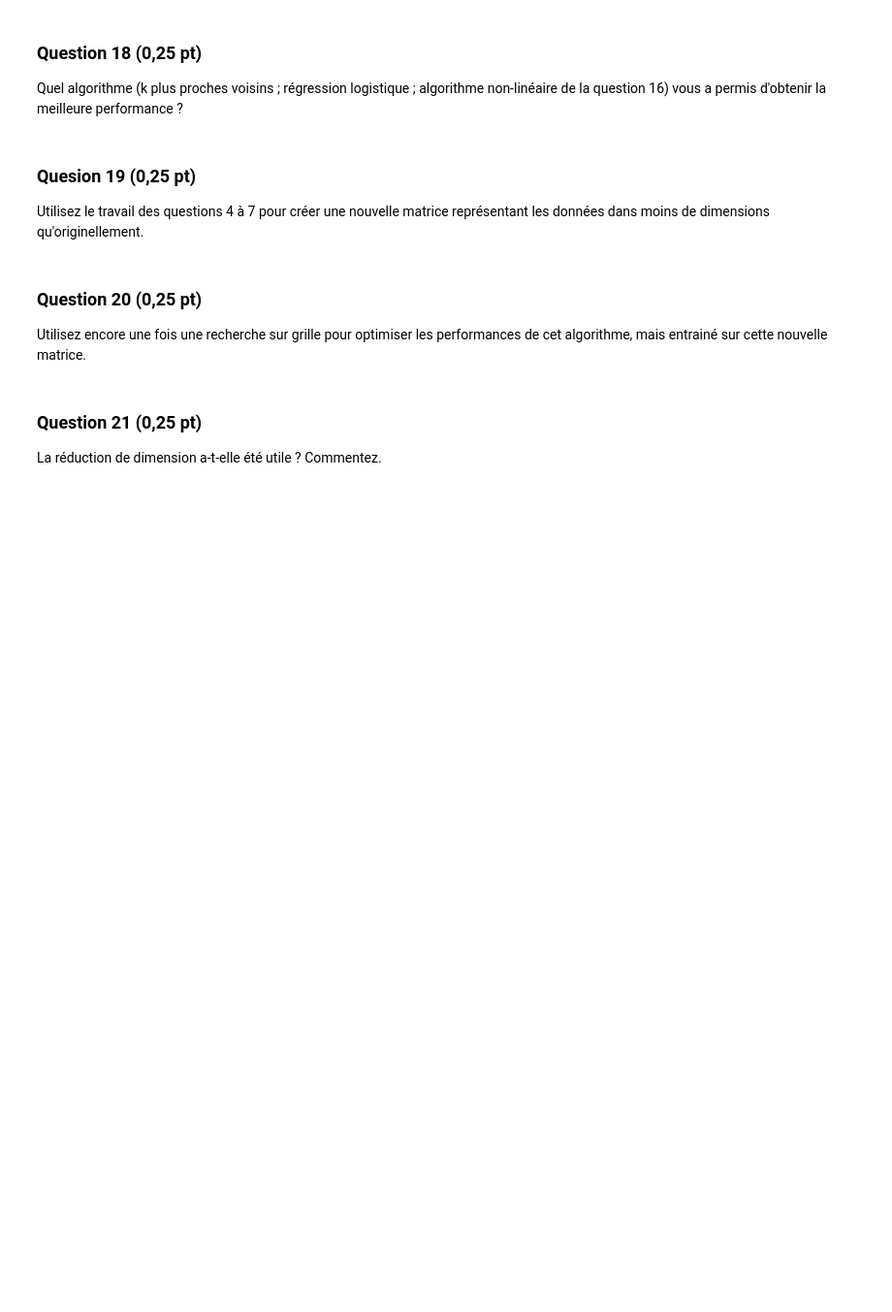
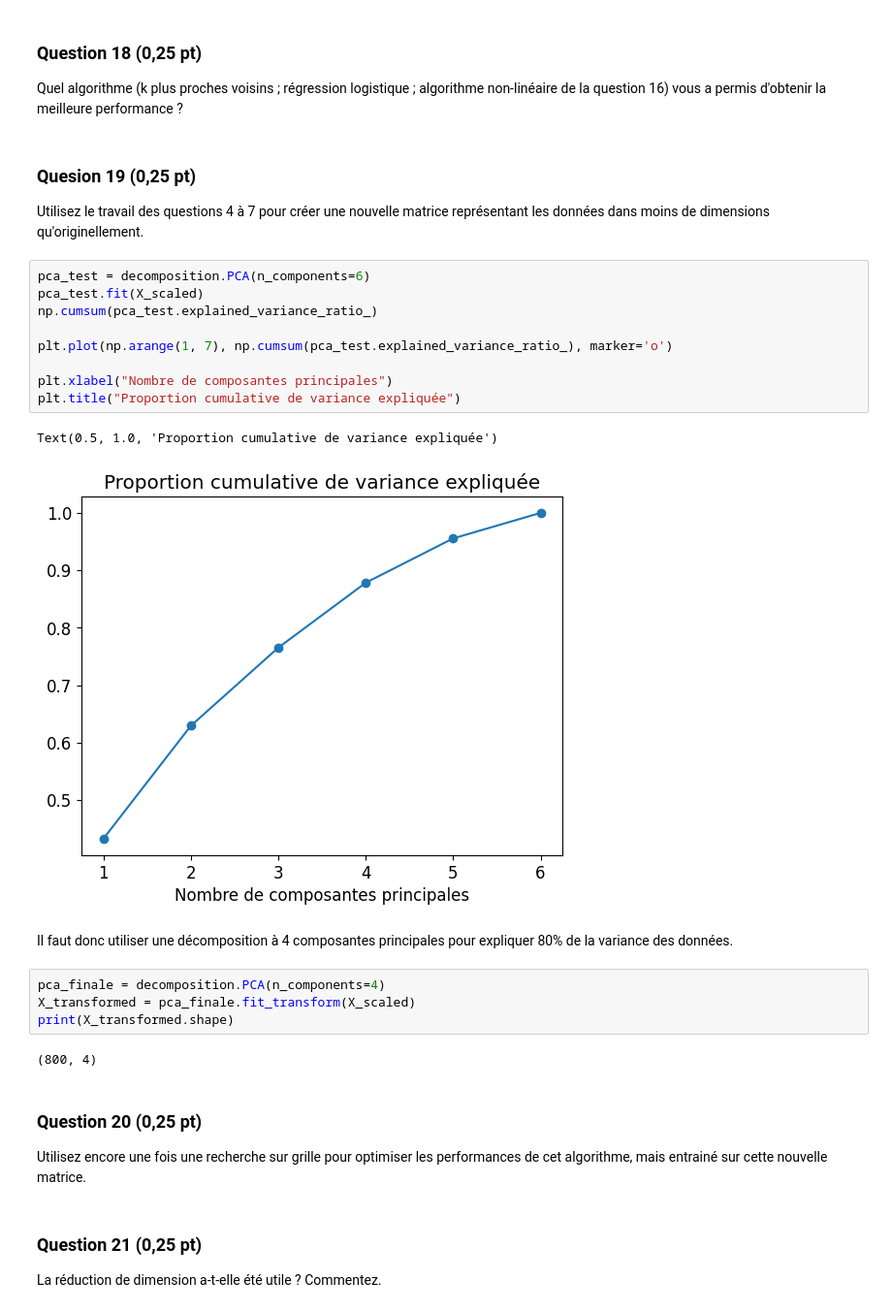
Before and after one commit to comemazelier/projet-sdd, a Jupyter notebook: Projet.ipynb, the cells around one changed output. Shown at 97% size. Cells and saved outputs as stored; diff of their text form; blank space fills up the shorter version.

```diff
--- a/Projet.ipynb
+++ b/Projet.ipynb
@@ -441,6 +509,26 @@ Quel algorithme (k plus proches voisins ; régression logistique ; algorithme no
 # %% [markdown]
 ### Quesion 19 (0,25 pt)
 Utilisez le travail des questions 4 à 7 pour créer une nouvelle matrice représentant les données dans moins de dimensions qu'originellement.
+# %%
+pca_test = decomposition.PCA(n_components=6)
+pca_test.fit(X_scaled)
+np.cumsum(pca_test.explained_variance_ratio_)
+
+plt.plot(np.arange(1, 7), np.cumsum(pca_test.explained_variance_ratio_), marker='o')
+
+plt.xlabel("Nombre de composantes principales")
+plt.title("Proportion cumulative de variance expliquée")
+# %% [output]
+Text(0.5, 1.0, 'Proportion cumulative de variance expliquée')
+[figure, added]
+# %% [markdown]
+Il faut donc utiliser une décomposition à 4 composantes principales pour expliquer 80% de la variance des données.
+# %%
+pca_finale = decomposition.PCA(n_components=4)
+X_transformed = pca_finale.fit_transform(X_scaled)
+print(X_transformed.shape)
+# %% [output]
+(800, 4)
 # %% [markdown]
 ### Question 20 (0,25 pt)
 Utilisez encore une fois une recherche sur grille pour optimiser les performances de cet algorithme, mais entrainé sur cette nouvelle matrice.
```
Also changed, not shown: parts of 15 cells of this notebook.
